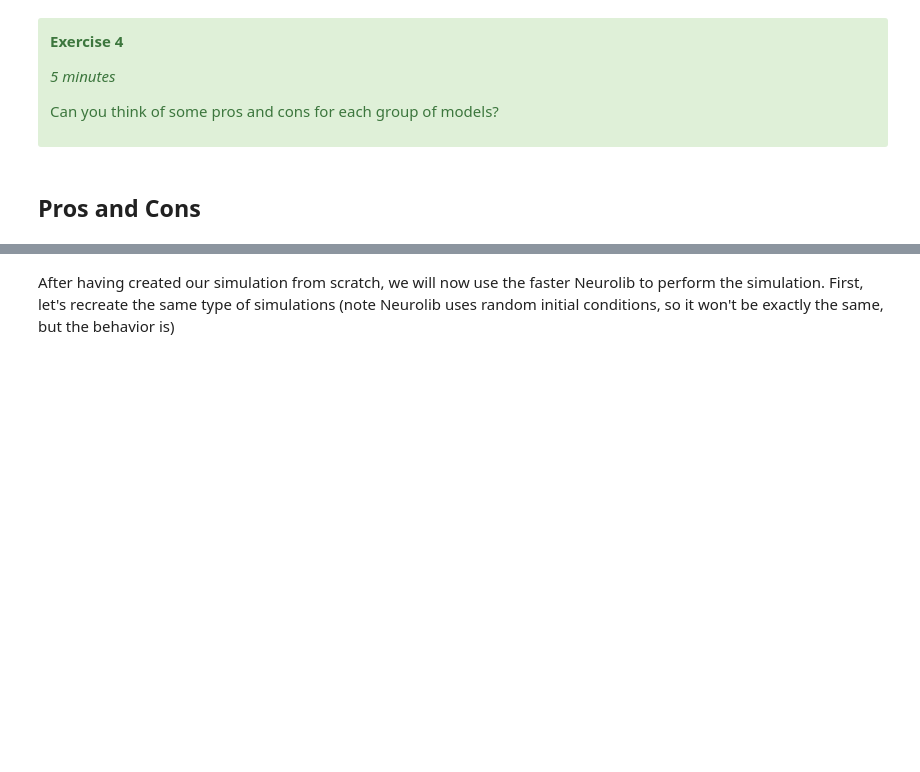
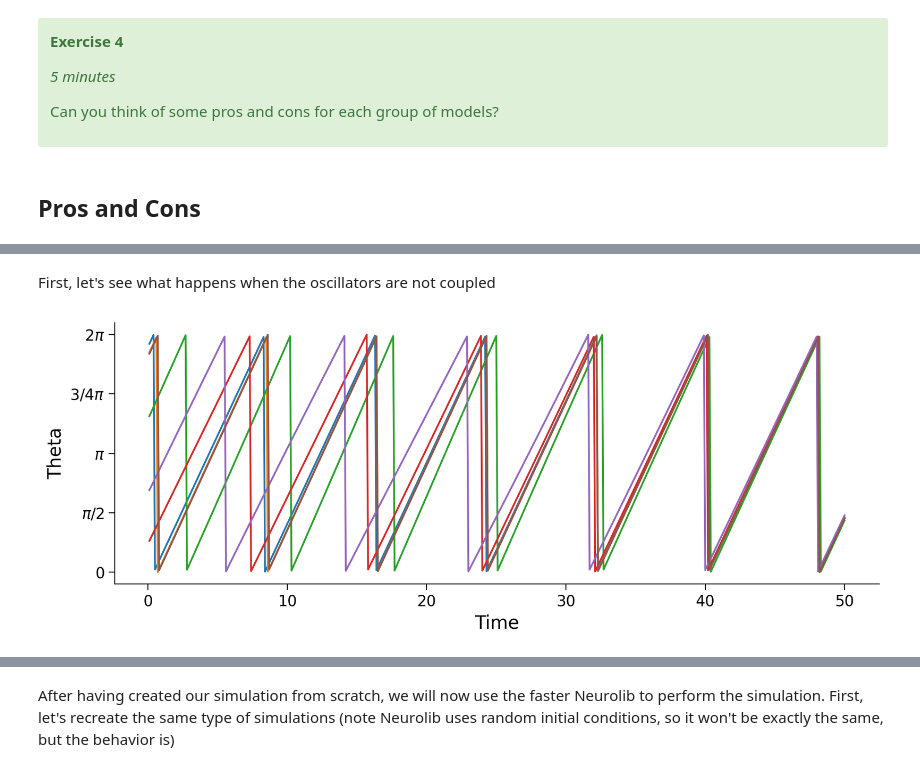
Before and after one commit to computational-neurology/workshop2024, a Jupyter notebook: 02_single_node_dynamics.ipynb, the cells around one changed output, grey strips where cells are left out. Saved outputs shown, nothing was run; the diff lists cells and outputs as text; code cells hidden in the pictures; blank space fills up the shorter version.

```diff
--- a/02_single_node_dynamics.ipynb
+++ b/02_single_node_dynamics.ipynb
@@ -642,0 +704,38 @@ import sys
+# %% [markdown]
+First, let's see what happens when the oscillators are not coupled
+# %%
+# setting parameters
+N = 6
+# cmat is the structural connectivity matrix (here we start with a fully
+# connected network)
+cmat = np.ones((N, N)) # fully connected network
+# dmat is the delay matrix, at the moment we consider instantaneous interactions
+# between brain regions, so no delays
+dmat = np.zeros((N,N)) # no delays
+
+# Let's create a network model!
+network_model = KuramotoModel(Cmat=cmat, Dmat=dmat)
+# Set the duration of the simulation
+network_model.params['duration'] = 50
+# Set the intrinsic frequency
+network_model.params['omega'] = np.ones((N)) * 0.25 * np.pi
+# Let's start without any noise
+network_model.params['sigma_ou'] = 0.
+# For now our oscillators are uncoupled, so K = 0
+network_model.params['k'] = 0.1
+network_model.run()
+
+theta = network_model['theta'].T
+# cap the phase to be between 0 and 2pi
+theta_capped = np.mod(theta, 2*np.pi)
+
+# set up the figure
+fig, ax = plt.subplots(1, 1, figsize=(10, 4))
+
+plt.plot(network_model.t, theta_capped)
+plt.xlabel("Time")
+plt.ylabel("Theta")
+plt.yticks(np.arange(0, 2*np.pi+0.1, np.pi/2), [ r"$0$", r"$\pi/2$", r"$\pi$", r"$3/4\pi$", r"$2\pi$",])# modify y-axis ticks to be in multiples of pi
+plt.show()
+# %% [output]
+[figure, added]
```
Also changed, not shown: parts of 34 cells of this notebook.
